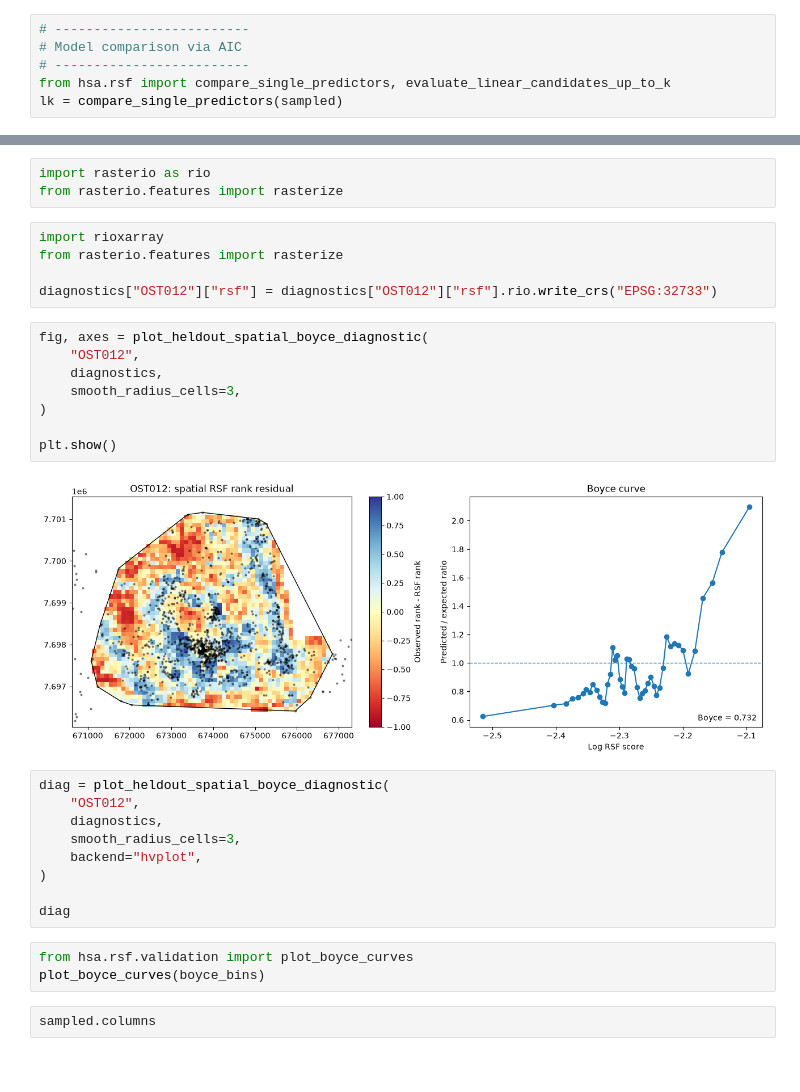
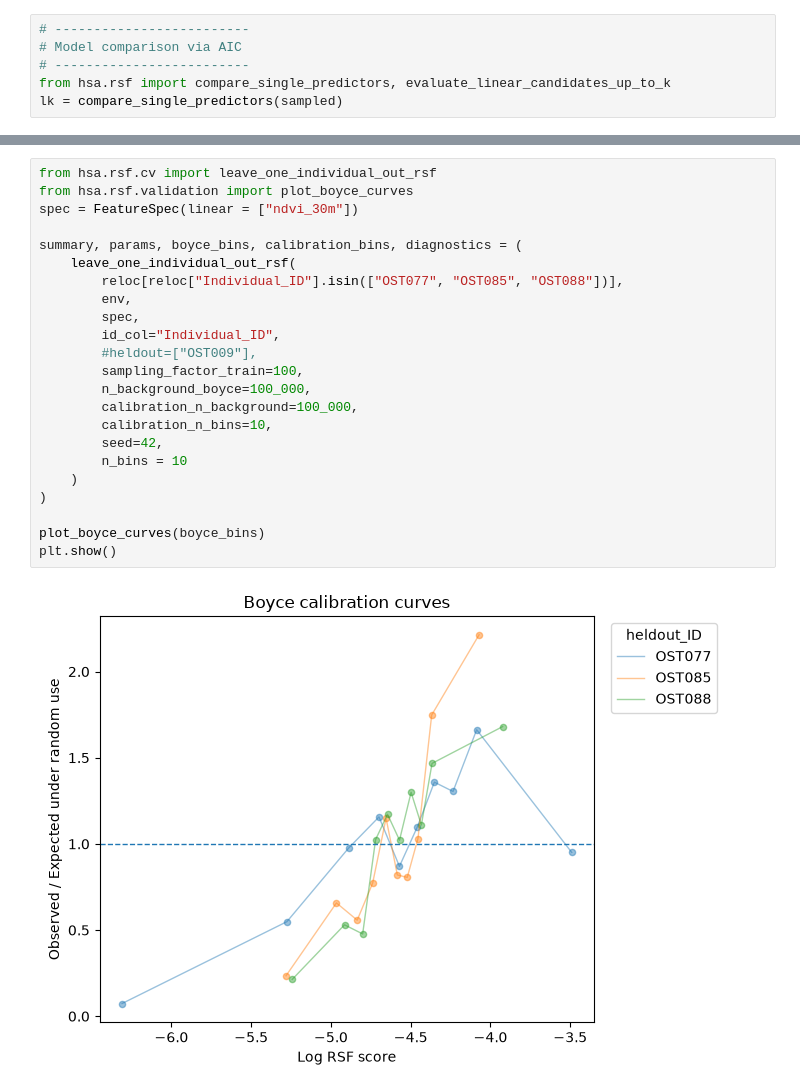
Before and after one commit to PantheraPaulus/hrHSA-public, a Jupyter notebook: notebooks/pangolin/PANGOLIN_MASTER.ipynb, the cells around one changed output, grey strips where cells are left out. Saved outputs shown, nothing was run; the diff lists cells and outputs as text.

```diff
--- a/notebooks/pangolin/PANGOLIN_MASTER.ipynb
+++ b/notebooks/pangolin/PANGOLIN_MASTER.ipynb
@@ -733,35 +447,28 @@ def plot_heldout_spatial_boyce_diagnostic(
-# %%
-import rasterio as rio
-from rasterio.features import rasterize
-# %%
-import rioxarray
-from rasterio.features import rasterize
-
-diagnostics["OST012"]["rsf"] = diagnostics["OST012"]["rsf"].rio.write_crs("EPSG:32733")
-# %%
-fig, axes = plot_heldout_spatial_boyce_diagnostic(
-    "OST012",
-    diagnostics,
-    smooth_radius_cells=3,
-)
-
-plt.show()
-# %% [output]
-[figure, removed]
-# %%
-diag = plot_heldout_spatial_boyce_diagnostic(
-    "OST012",
-    diagnostics,
-    smooth_radius_cells=3,
-    backend="hvplot",
-)
-
-diag
-# %%
-from hsa.rsf.validation import plot_boyce_curves
-plot_boyce_curves(boyce_bins)
-# %%
-sampled.columns
+# %%
+from hsa.rsf.cv import leave_one_individual_out_rsf
+from hsa.rsf.validation import plot_boyce_curves
+spec = FeatureSpec(linear = ["ndvi_30m"])
+
+summary, params, boyce_bins, calibration_bins, diagnostics = (
+    leave_one_individual_out_rsf(
+        reloc[reloc["Individual_ID"].isin(["OST077", "OST085", "OST088"])],
+        env,
+        spec,
+        id_col="Individual_ID",
+        #heldout=["OST009"],
+        sampling_factor_train=100,
+        n_background_boyce=100_000,
+        calibration_n_background=100_000,
+        calibration_n_bins=10,
+        seed=42,
+        n_bins = 10
+    )
+)
+
+plot_boyce_curves(boyce_bins)
+plt.show()
+# %% [output]
+[figure, added]
 # %%
 # -------------------------
 # Bayesian Estimate
```
Also changed, not shown: parts of 31 cells of this notebook, 9 other files.
